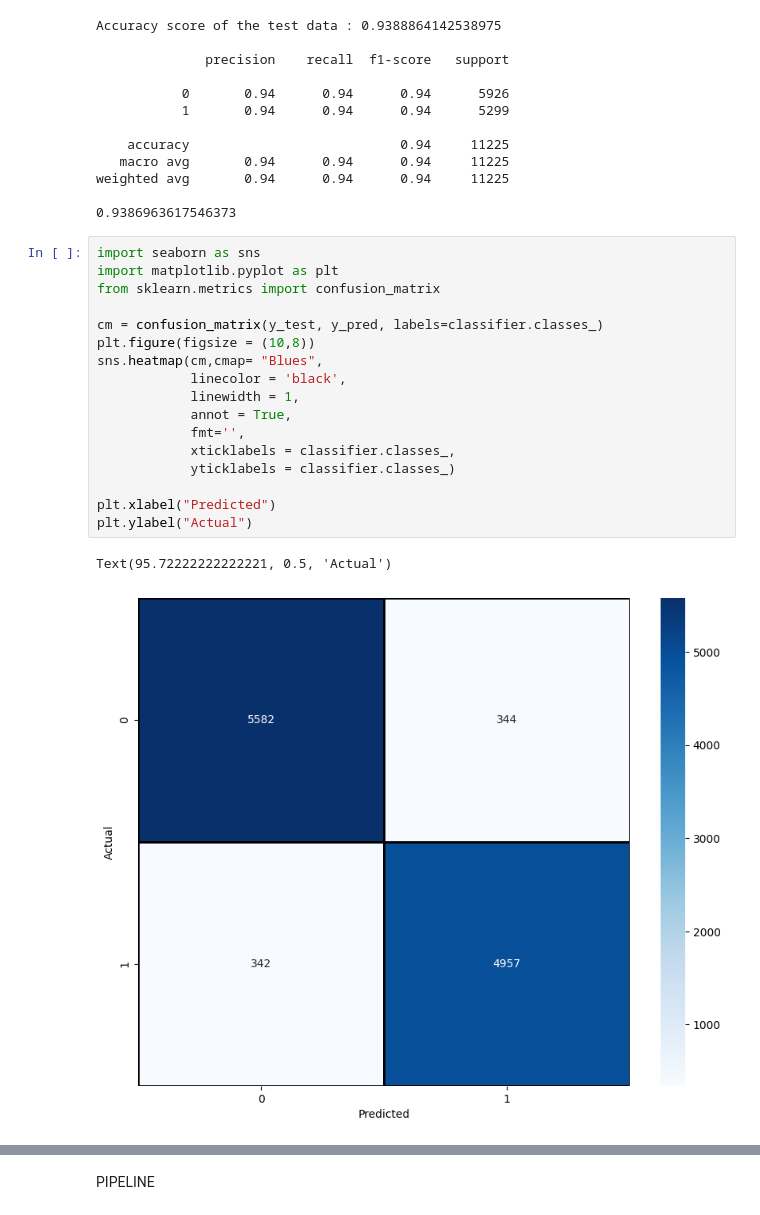
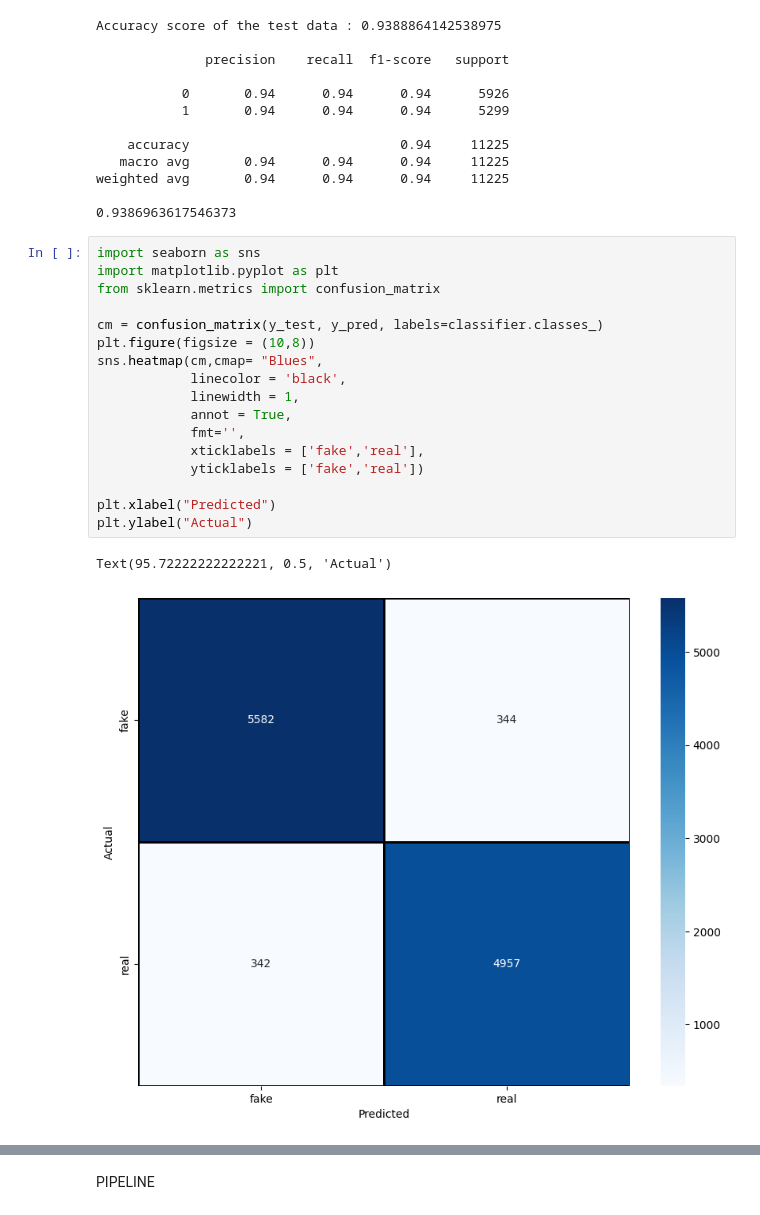
Before and after one commit to detodavide/text_mining, a Jupyter notebook: Fake_news_test.ipynb, the cells around one changed output, grey strips where cells are left out. Saved outputs shown, nothing was run; the diff lists cells and outputs as text.

```diff
--- a/Fake_news_test.ipynb
+++ b/Fake_news_test.ipynb
@@ -239,23 +255,23 @@ weighted avg       0.94      0.94      0.94     11225
 # %%
 import seaborn as sns
 import matplotlib.pyplot as plt
 from sklearn.metrics import confusion_matrix
 
 cm = confusion_matrix(y_test, y_pred, labels=classifier.classes_)
 plt.figure(figsize = (10,8))
 sns.heatmap(cm,cmap= "Blues",
             linecolor = 'black',
             linewidth = 1,
             annot = True,
             fmt='',
-            xticklabels = classifier.classes_,
-            yticklabels = classifier.classes_)
+            xticklabels = ['fake','real'],
+            yticklabels = ['fake','real'])
 
 plt.xlabel("Predicted")
 plt.ylabel("Actual")
 # %% [output]
 Text(95.72222222222221, 0.5, 'Actual')
-[figure, old version]
+[figure, new version]
 # %%
 from sklearn.linear_model import SGDClassifier
 
```
Also changed, not shown: parts of 3 cells of this notebook, 1 other file.
